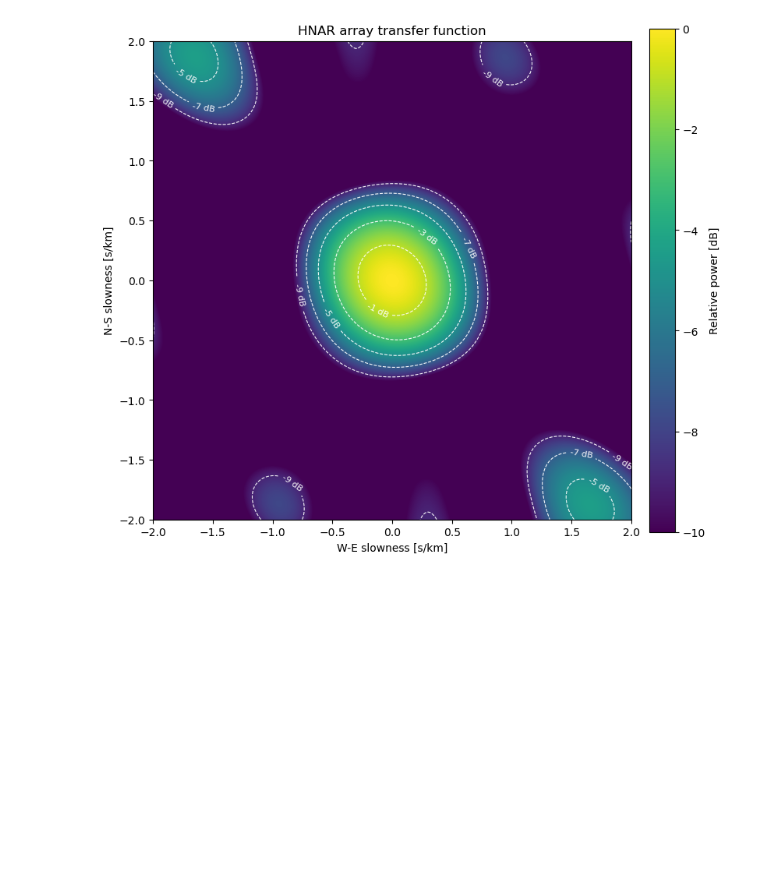
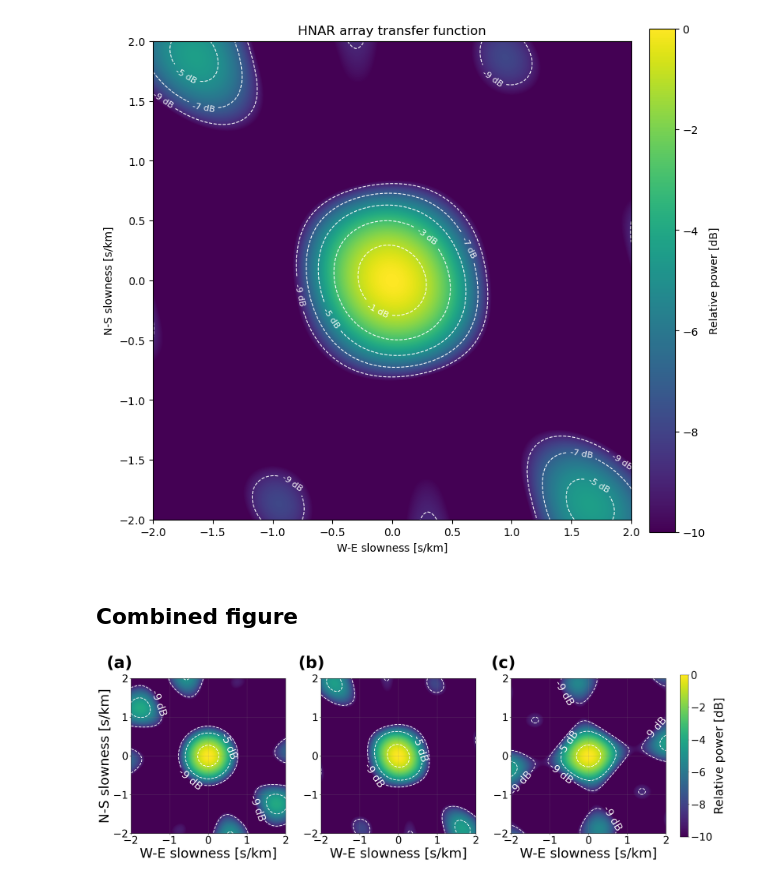
Before and after one commit to tkettlety/nymar_trans_func, a Jupyter notebook: array_trans_func_plot.ipynb, the cells around one changed output. Cells and saved outputs as stored; diff of their text form; code cells hidden in the pictures; blank space fills up the shorter version.

Commit message:
added combined figure

```diff
--- a/array_trans_func_plot.ipynb
+++ b/array_trans_func_plot.ipynb
@@ -541,3 +541,81 @@ plot_transfer_function(
 plt.show()
 # %% [output]
 [figure]
+# %% [markdown]
+## Combined figure
+# %%
+# Rebuild geometries and create combined figure
+r1 = 0.23
+alpha = 2.15
+r2 = alpha * r1
+xy_hypo = generate_two_ring_array(r1, r2)
+labels_hypo = ["C"] + [f"A{i+1}" for i in range(3)] + [f"B{i+1}" for i in range(5)]
+geom_hypo = ArrayGeometry.from_xy(xy_hypo, labels=labels_hypo)
+
+geom_hnar, _, _ = geometry_from_kmz("HNAR stations.kmz")
+
+geom_nymar, _ = geometry_from_latlon_csv("nymar_locs.csv")
+
+# Create combined figure with 3 panels
+fig, axes = plt.subplots(1, 3, figsize=(24, 8), constrained_layout=True)
+
+sx_lim = 2
+ngrid = 401
+sx = np.linspace(-sx_lim, sx_lim, ngrid)
+sy = np.linspace(-sx_lim, sx_lim, ngrid)
+
+extent = [sx.min(), sx.max(), sy.min(), sy.max()]
+levels_db = (-9, -5, -1)
+
+geometries = [geom_hypo, geom_hnar, geom_nymar]
+labels = ["(a)", "(b)", "(c)"]
+
+for idx, (ax, geom, label) in enumerate(zip(axes, geometries, labels)):
+    power_db = array_transfer_function(geom, sx, sy)
+
+    im = ax.imshow(
+        power_db,
+        origin="lower",
+        extent=extent,
+        cmap="viridis",
+        vmin=-10,
+        vmax=0,
+        aspect="equal",
+        interpolation="bilinear",
+    )
+
+    cs = ax.contour(
+        sx,
+        sy,
+        power_db,
+        levels=sorted(levels_db),
+        colors="white",
+        linewidths=2.0,
+        alpha=0.95,
+    )
+    ax.clabel(cs, fmt=lambda v: f"{v:g} dB", inline=True, fontsize=28)
+
+    # X-axis label on all panels
+    ax.set_xlabel("W-E slowness [s/km]", fontsize=36)
+    ax.tick_params(axis='both', labelsize=28)
+
+    # Y-axis label only on leftmost panel
+    if idx == 0:
+        ax.set_ylabel("N-S slowness [s/km]", fontsize=36)
+
+    ax.grid(True, linewidth=1.0, alpha=0.3, color='gray')
+
+# Add panel labels above the plots
+fig.text(0.05, 0.99, "(a)", fontsize=44, fontweight="bold", ha="center", va="top", color="black")
+fig.text(0.35, 0.99, "(b)", fontsize=44, fontweight="bold", ha="center", va="top", color="black")
+fig.text(0.65, 0.99, "(c)", fontsize=44, fontweight="bold", ha="center", va="top", color="black")
+
+# Single shared colorbar
+cbar = fig.colorbar(im, ax=axes, pad=0.02, shrink=0.8)
+cbar.set_label("Relative power [dB]", fontsize=32)
+cbar.ax.tick_params(labelsize=28)
+
+fig.savefig("array_transfer_function_combined.png", dpi=200, bbox_inches="tight")
+plt.show()
+# %% [output]
+[figure, added]
```
Also changed, not shown: 2 other files.
